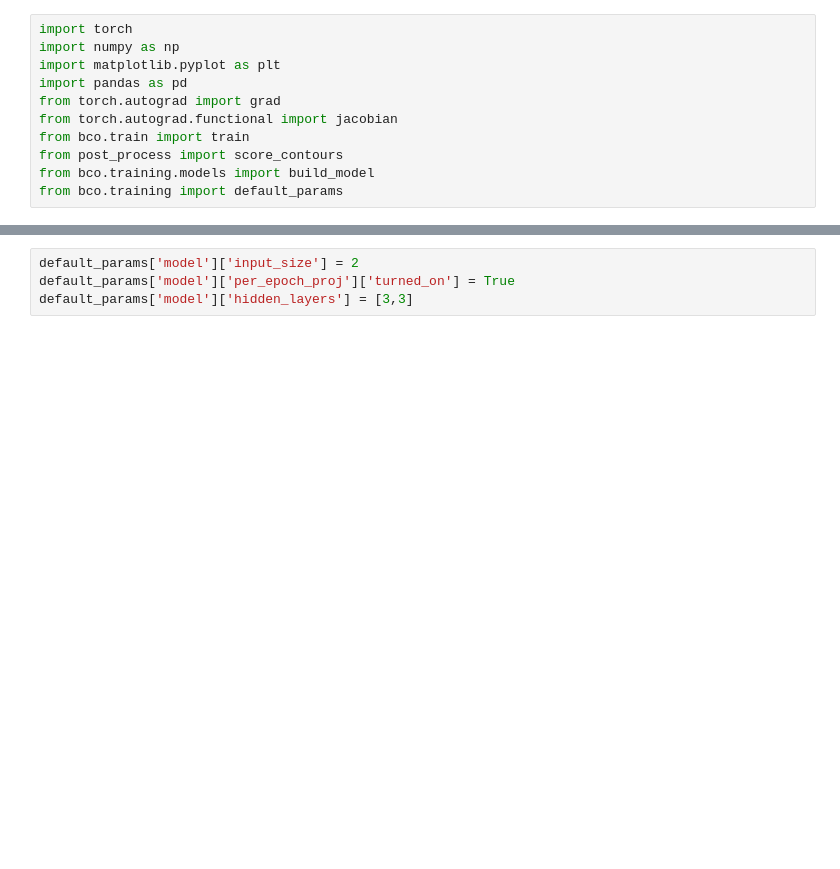
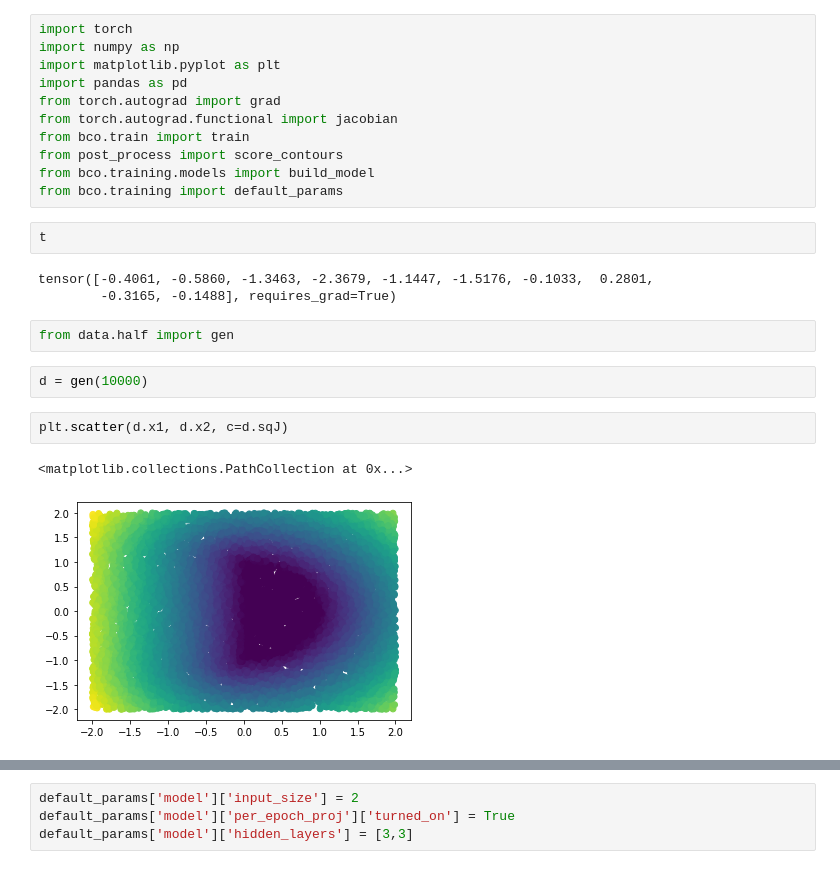
Before and after one commit to jdebecdelievre/bco, a Jupyter notebook: bco/Untitled.ipynb, the cells around one changed output, grey strips where cells are left out. Saved outputs shown, nothing was run; the diff lists cells and outputs as text; blank space fills up the shorter version.

```diff
--- a/bco/Untitled.ipynb
+++ b/bco/Untitled.ipynb
@@ -9,3 +9,17 @@ from bco.train import train
 from post_process import score_contours
 from bco.training.models import build_model
 from bco.training import default_params
+# %%
+t
+# %% [output]
+tensor([-0.4061, -0.5860, -1.3463, -2.3679, -1.1447, -1.5176, -0.1033,  0.2801,
+        -0.3165, -0.1488], requires_grad=True)
+# %%
+from data.half import gen
+# %%
+d = gen(10000)
+# %%
+plt.scatter(d.x1, d.x2, c=d.sqJ)
+# %% [output]
+<matplotlib.collections.PathCollection at 0x...>
+[figure, added]
```
Also changed, not shown: parts of 3 cells of this notebook, 14 other files.
